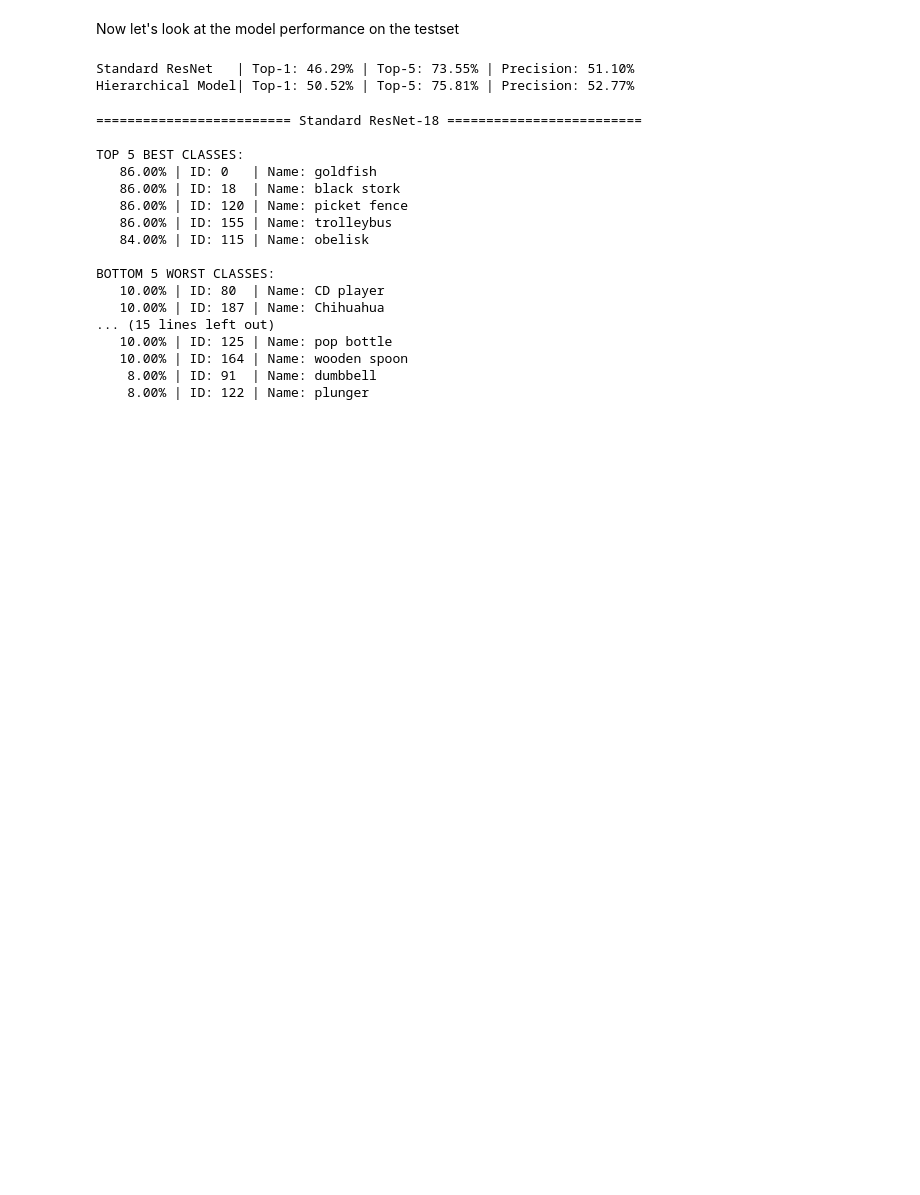
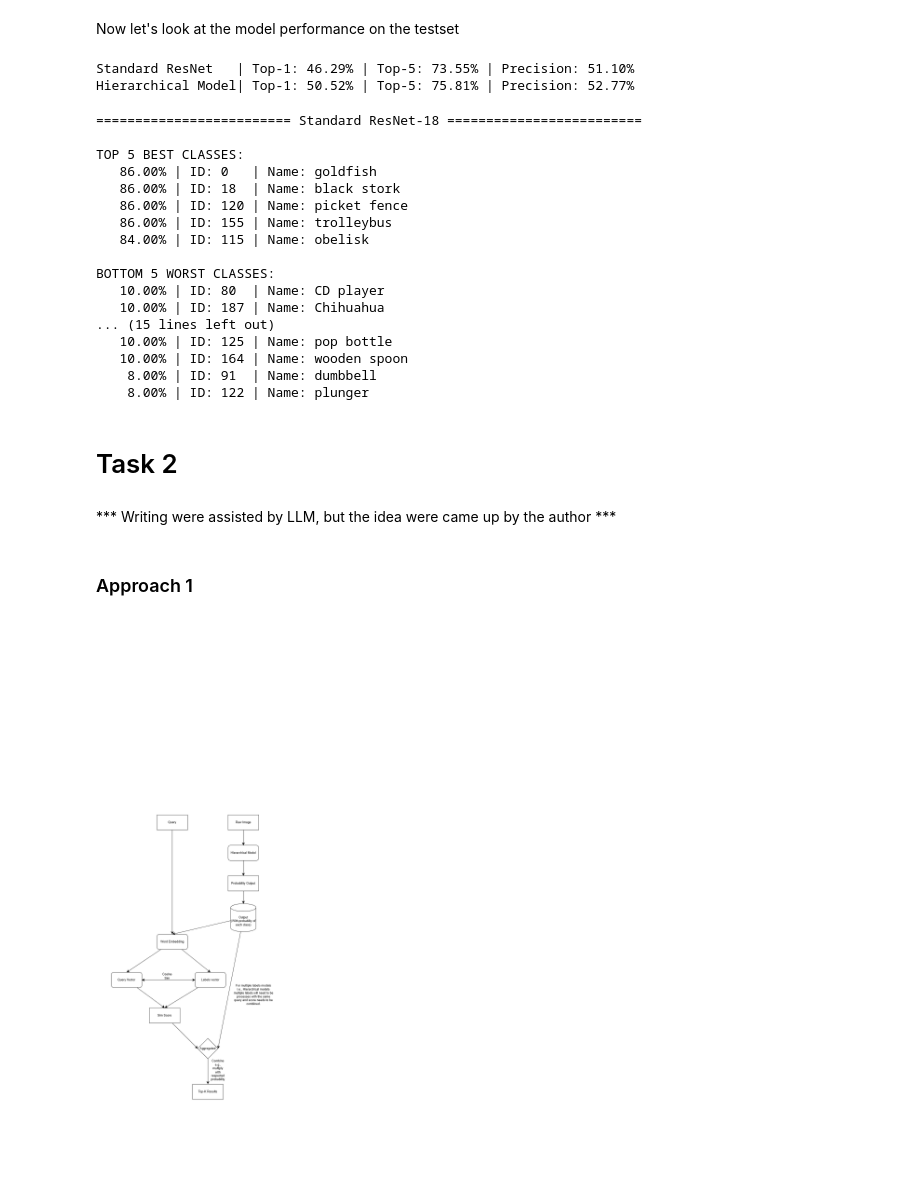
Before and after one commit to noPunintended/tiny_image_class, a Jupyter notebook: notebook/explaination.ipynb, the cells around one changed output. Drawn from its saved outputs; the diff is of its cells as text; code cells hidden in the pictures; blank space fills up the shorter version.

Commit message:
[ADD] Image to text search

```diff
--- a/notebook/explaination.ipynb
+++ b/notebook/explaination.ipynb
@@ -177,3 +181,15 @@ BOTTOM 5 WORST CLASSES:
    10.00% | ID: 164 | Name: wooden spoon
     8.00% | ID: 91  | Name: dumbbell
     8.00% | ID: 122 | Name: plunger
+# %% [markdown]
+# Task 2
+# %% [markdown]
+*** Writing were assisted by LLM, but the idea were came up by the author ***
+# %% [markdown]
+### Approach 1
+# %%
+from IPython.display import Image, display
+path = "outputs/approach_1.drawio.png"
+display(Image(filename=path))
+# %% [output]
+[figure, added]
```
Also changed, not shown: parts of 16 cells of this notebook, 2 other files.
